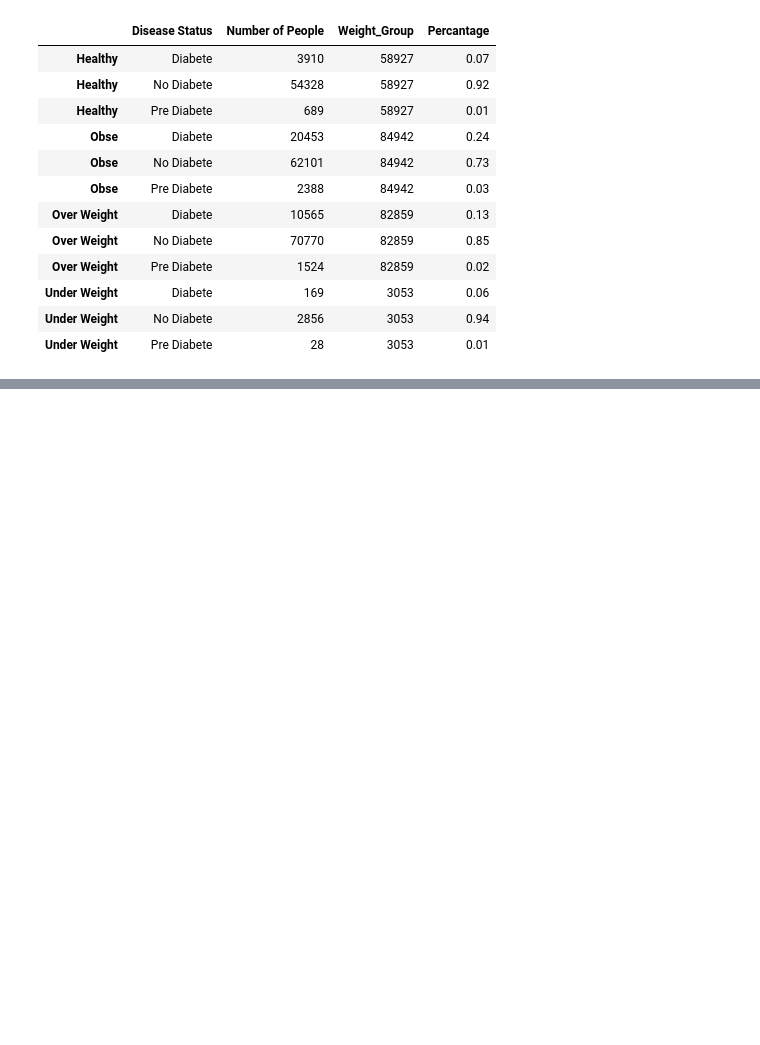
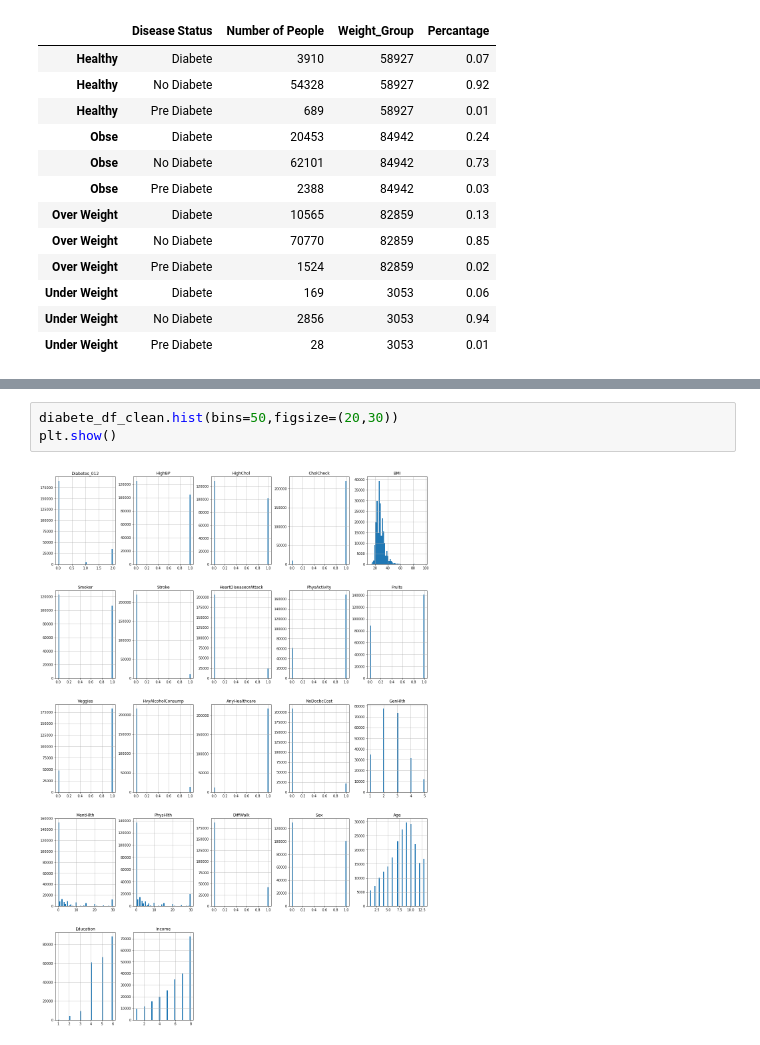
Before and after one commit to MehrdadGh1989/Diabete_Project, a Jupyter notebook: Diabete_Project_With_Jupyter.ipynb, the cells around one changed output, grey strips where cells are left out. Drawn from its saved outputs; the diff is of its cells as text; blank space fills up the shorter version.

```diff
--- a/Diabete_Project_With_Jupyter.ipynb
+++ b/Diabete_Project_With_Jupyter.ipynb
@@ -569,0 +650,5 @@ diabetes_weight_in_Percentage.round(2)
+# %%
+diabete_df_clean.hist(bins=50,figsize=(20,30))
+plt.show()
+# %% [output]
+[figure, added]
```
Also changed, not shown: parts of 19 cells of this notebook.
